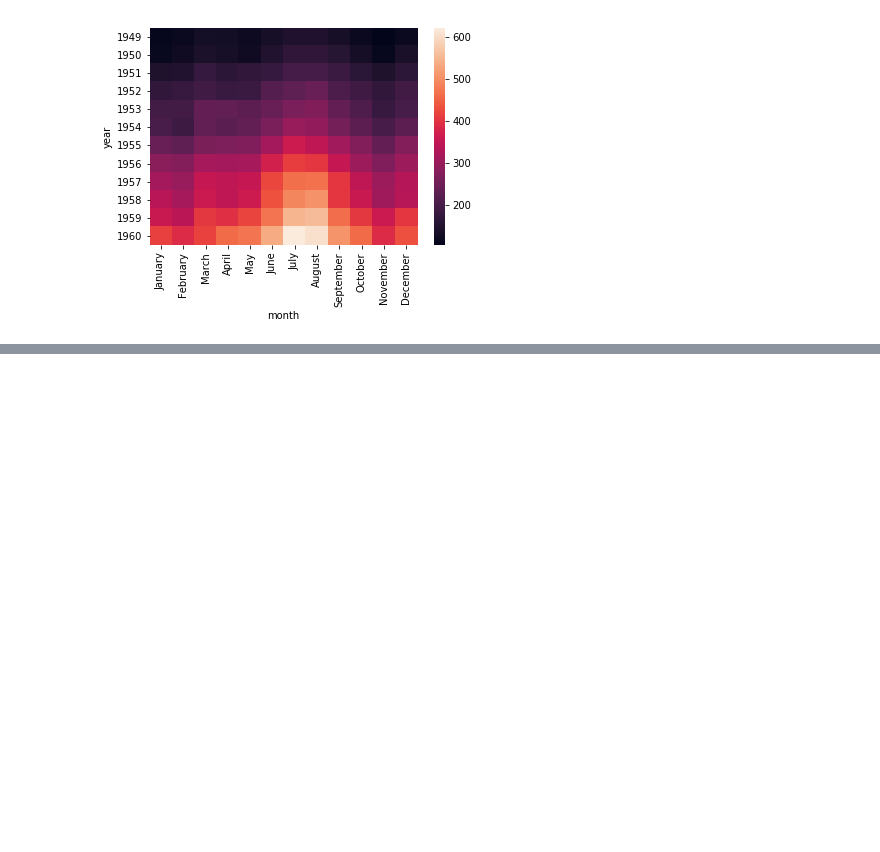
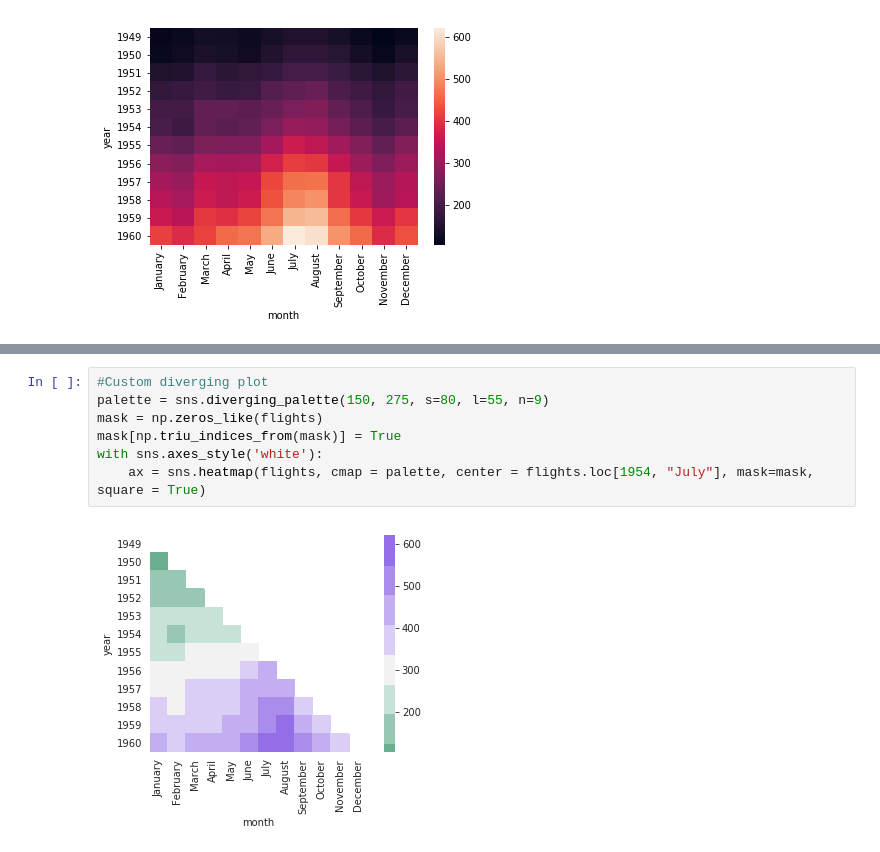
Before and after one commit to PeterDeWeirdt/GPPlotting, a Jupyter notebook: notebooks/heatmaps.ipynb, the cells around one changed output, grey strips where cells are left out. Drawn from its saved outputs; the diff is of its cells as text; blank space fills up the shorter version.

```diff
--- a/notebooks/heatmaps.ipynb
+++ b/notebooks/heatmaps.ipynb
@@ -51,0 +77,9 @@ ax = sns.heatmap(flights, annot=True, fmt = 'd')
+# %%
+#Custom diverging plot
+palette = sns.diverging_palette(150, 275, s=80, l=55, n=9)
+mask = np.zeros_like(flights)
+mask[np.triu_indices_from(mask)] = True
+with sns.axes_style('white'):
+    ax = sns.heatmap(flights, cmap = palette, center = flights.loc[1954, "July"], mask=mask, square = True)
+# %% [output]
+[figure, added]
```
Also changed, not shown: parts of 7 cells of this notebook.
